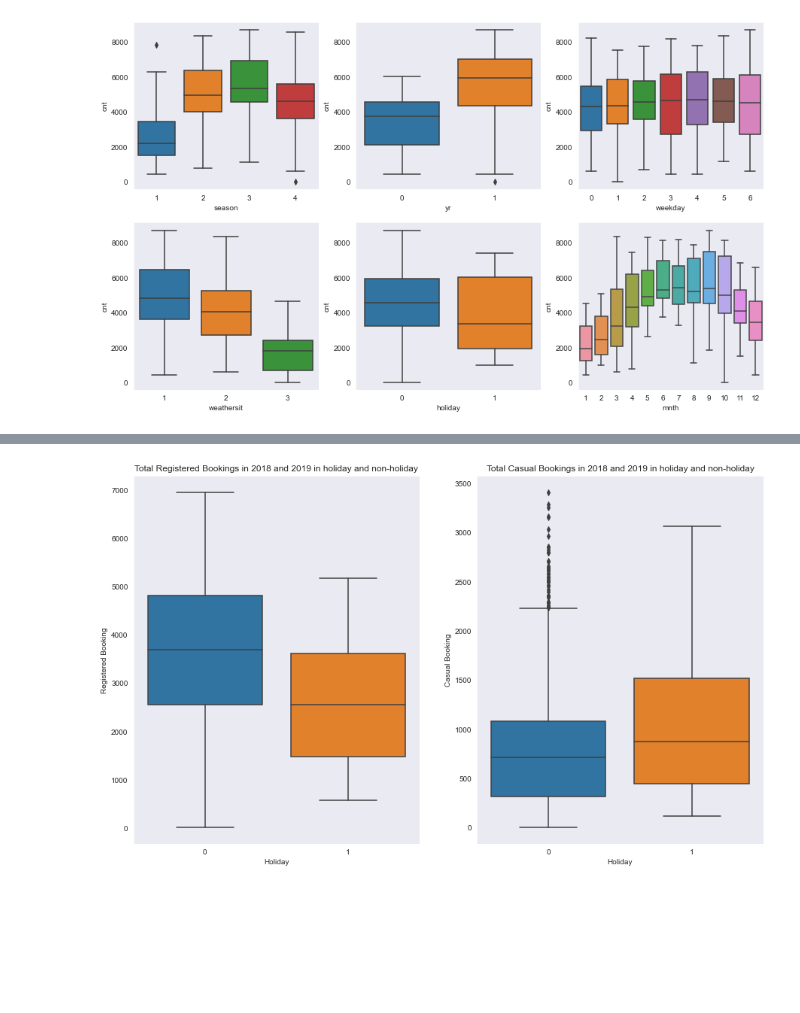
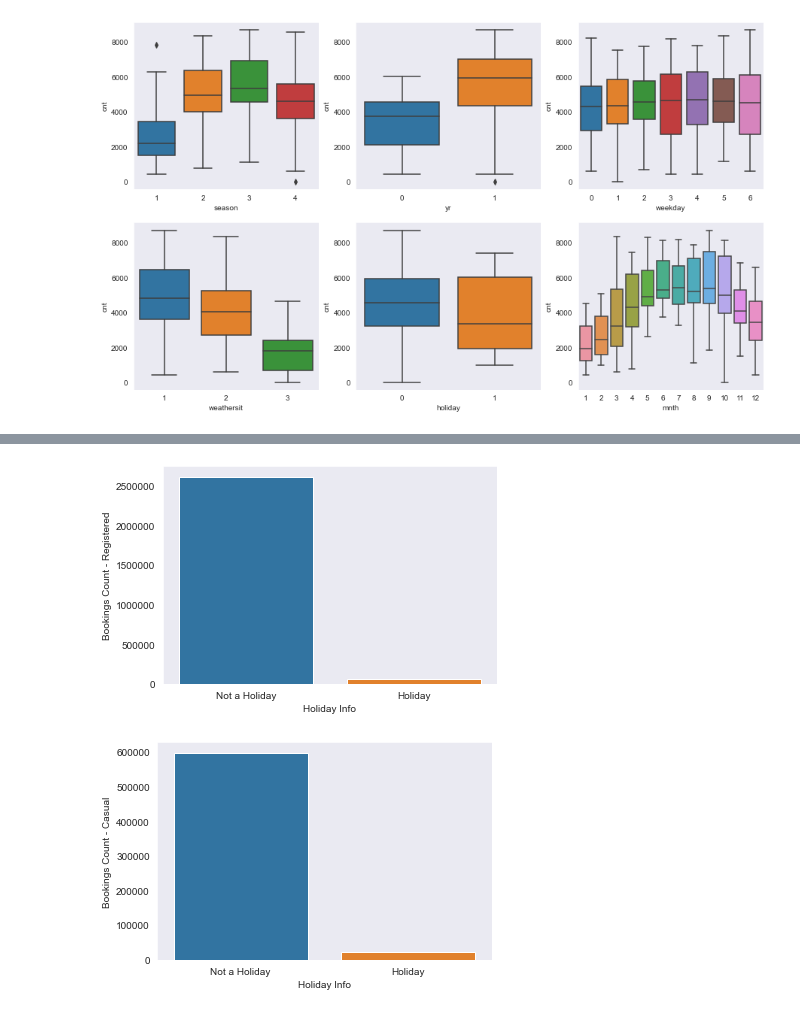
Before and after one commit to SaffronShades/bike-sharing-linear-regresion, a Jupyter notebook: Bike-Sharing-Linear-Regression-Balakumar.ipynb, the cells around one changed output, grey strips where cells are left out. Cells and saved outputs as stored; diff of their text form; code cells hidden in the pictures; blank space fills up the shorter version.

```diff
--- a/Bike-Sharing-Linear-Regression-Balakumar.ipynb
+++ b/Bike-Sharing-Linear-Regression-Balakumar.ipynb
@@ -137,14 +158,29 @@ plt.show()
 # %%
 #holiday with registered and casual registrations
-plt.figure(figsize=(15,9))
+#plt.figure(figsize=(15,9))
 
 #plt.subplot(1,2,1)
 h = sns.barplot(x='holiday', y='registered', data=bike_df, estimator=sum, ci=None)
+#ticks = [3000000, 6000000, 9000000, 12000000]
+#h.set_yticks(ticks)
+h.set_xticklabels(['Not a Holiday', 'Holiday'])
+h.set(xlabel="Holiday Info", ylabel="Bookings Count - Registered")
+plt.ticklabel_format(style='plain', axis='y')
 #.set(title='Total Registered Bookings in 2018 and 2019 in holiday and non-holiday', xlabel='Holiday', ylabel='Registered Booking')
 
-#plt.subplot(1,2,2)
-sns.baxplot(x = 'holiday', y = 'casual', data = bike_df, estimator=sum, ci=None)
-#.set(title='Total Casual Bookings in 2018 and 2019 in holiday and non-holiday', xlabel='Holiday', ylabel='Casual Booking')
+
 plt.show()
 # %% [output]
-[figure, old version]
+[figure, new version]
+# %%
+#plt.subplot(1,2,2)
+i = sns.barplot(x = 'holiday', y = 'casual', data = bike_df, estimator=sum, ci=None)
+#ticks = [200000, 400000, 600000, 800000]
+#i.set_yticks(ticks)
+i.set_xticklabels(['Not a Holiday', 'Holiday'])
+i.set(xlabel="Holiday Info", ylabel="Bookings Count - Casual")
+plt.ticklabel_format(style='plain', axis='y')
+plt.show()
+#.set(title='Total Casual Bookings in 2018 and 2019 in holiday and non-holiday', xlabel='Holiday', ylabel='Casual Booking')
+# %% [output]
+[figure, added]
```
Also changed, not shown: parts of 4 cells of this notebook.
